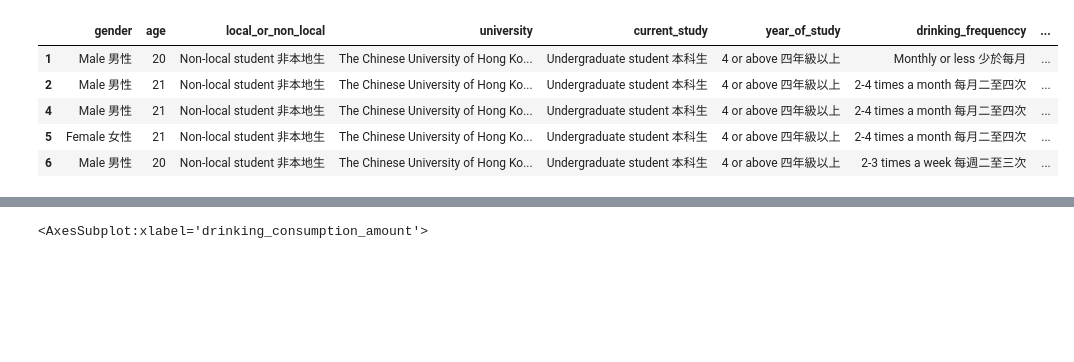
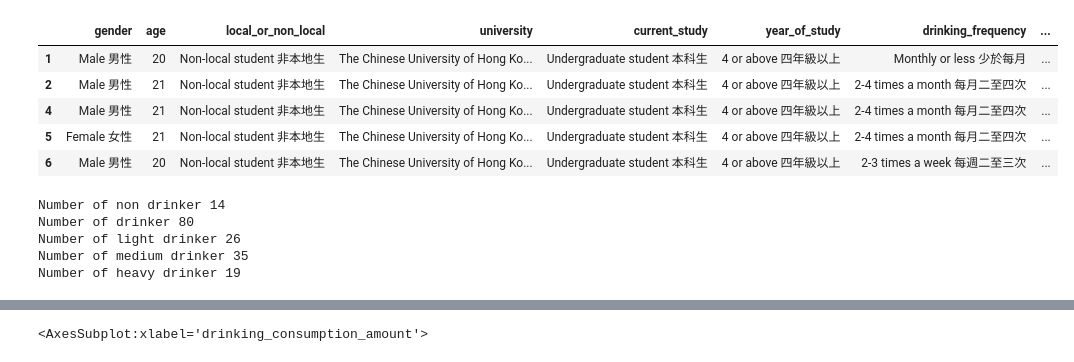
Before and after one commit to nicktanryo/gecc-fyp, a Jupyter notebook: analysis.ipynb, the cells around one changed output, grey strips where cells are left out. Saved outputs shown, nothing was run; the diff lists cells and outputs as text; code cells hidden in the pictures; blank space fills up the shorter version.

```diff
--- a/analysis.ipynb
+++ b/analysis.ipynb
@@ -20,43 +40,64 @@ df.columns = [
     "gender",
     "age",
     "local_or_non_local",
-    "nationality_current",
+    "nationality_current", # voided
     "university",
     "current_study",
     "year_of_study",
-    "drinking_frequenccy",
+    "drinking_frequency",
     "drinking_consumption_amount",
     "drinking_frequency_six_servings",
     "type_of_drink",
     "drinking_occasion",
     "attention_test",
     "drinking_frequency_before_examination",
     "gpa",
     "activity_1",
     "activity_2",
     "academic_achievements",
     "professional_examinations",
-    "nationality_extra"
+    "nationality_extra" # voided
+    # nationality
 ]
 
 # fix nationality columns
 df["nationality"] = df.nationality_current.combine_first(df.nationality_extra)
 df.loc[ df["nationality"] == "Malaysian 馬來西亞", "nationality" ] = "Malaysia"
-df.loc[ df["nationality"] == "Philippine", "nationality" ] = "Philipine"
+df.loc[ df["nationality"] == "Philippine 菲律賓", "nationality" ] = "Philipine"
 df.loc[ df["nationality"] == "Indonesian 印尼", "nationality" ] = "Indonesia"
 df.drop(columns=["nationality_current", "nationality_extra"], inplace=True)
 
 # filter based on valid response
 df = df.loc[ df["attention_test"] == "Italian 義式" ]
+df = df.loc[ df["gpa"] > 1 ]
+df = df.loc[ (df.drinking_consumption_amount == 0) | ~(df.drinking_frequency == "Never 從來不飲用") ]
 
 # drop unnecessary columns
 df.drop(columns=["time", "attention_test"], inplace=True)
 
 df.head()
 # %% [output]
-|  | gender | age | local_or_non_local | university | current_study | year_of_study | drinking_frequenccy | ... |
+|  | gender | age | local_or_non_local | university | current_study | year_of_study | drinking_frequency | ... |
 | 1 | Male 男性 | 20 | Non-local student 非本地生 | The Chinese University of Hong Ko... | Undergraduate student 本科生 | 4 or above 四年級以上 | Monthly or less 少於每月 | ... |
 | 2 | Male 男性 | 21 | Non-local student 非本地生 | The Chinese University of Hong Ko... | Undergraduate student 本科生 | 4 or above 四年級以上 | 2-4 times a month 每月二至四次 | ... |
 | 4 | Male 男性 | 21 | Non-local student 非本地生 | The Chinese University of Hong Ko... | Undergraduate student 本科生 | 4 or above 四年級以上 | 2-4 times a month 每月二至四次 | ... |
 | 5 | Female 女性 | 21 | Non-local student 非本地生 | The Chinese University of Hong Ko... | Undergraduate student 本科生 | 4 or above 四年級以上 | 2-4 times a month 每月二至四次 | ... |
 | 6 | Male 男性 | 20 | Non-local student 非本地生 | The Chinese University of Hong Ko... | Undergraduate student 本科生 | 4 or above 四年級以上 | 2-3 times a week 每週二至三次 | ... |
+# %%
+df_non_drinker  = df.loc[ df["drinking_consumption_amount"] == 0]
+df_drinker = df.loc[ ~(df["drinking_consumption_amount"] == 0)]
+df_light_drinker  = df.loc[ (df["drinking_consumption_amount"] <= DRINKING_CONSUMPTION_LIGHT) & (df["drinking_consumption_amount"] > 0)]
+df_medium_drinker = df.loc[ (df["drinking_consumption_amount"] <= DRINKING_CONSUMPTION_MEDIUM) & (df["drinking_consumption_amount"] > DRINKING_CONSUMPTION_LIGHT) ]
+df_heavy_drinker  = df.loc[ (df["drinking_consumption_amount"] <= DRINKING_CONSUMPTION_HEAVY) & (df["drinking_consumption_amount"] > DRINKING_CONSUMPTION_MEDIUM) ]
+
+print("Number of non drinker", len(df_non_drinker))
+print("Number of drinker", len(df_drinker))
+print("Number of light drinker", len(df_light_drinker))
+print("Number of medium drinker", len(df_medium_drinker))
+print("Number of heavy drinker", len(df_heavy_drinker))
+# %% [output]
+Number of non drinker 14
+Number of drinker 80
+Number of light drinker 26
+Number of medium drinker 35
+Number of heavy drinker 19
```
Also changed, not shown: parts of 28 cells of this notebook, 2 other files.
